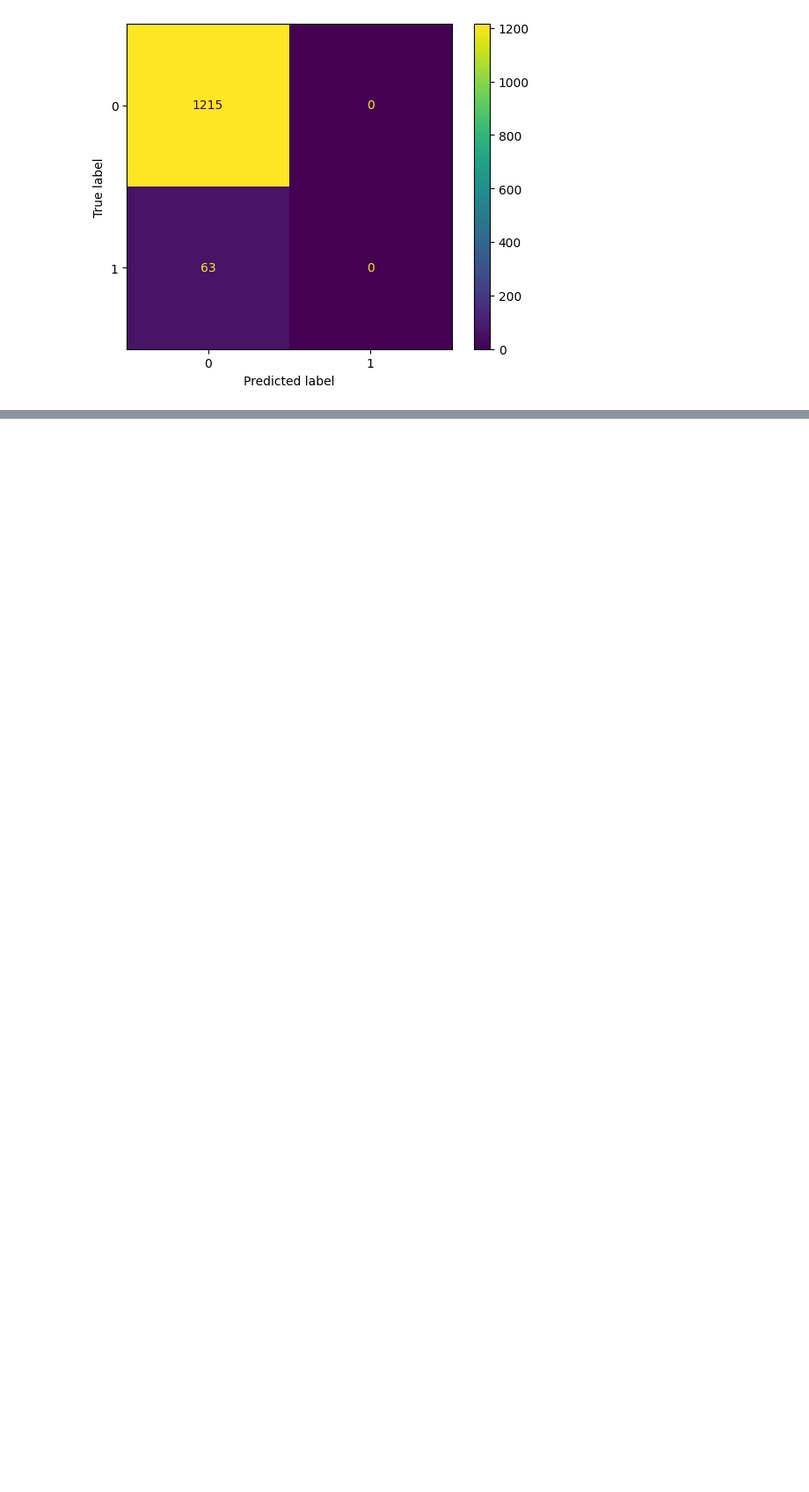
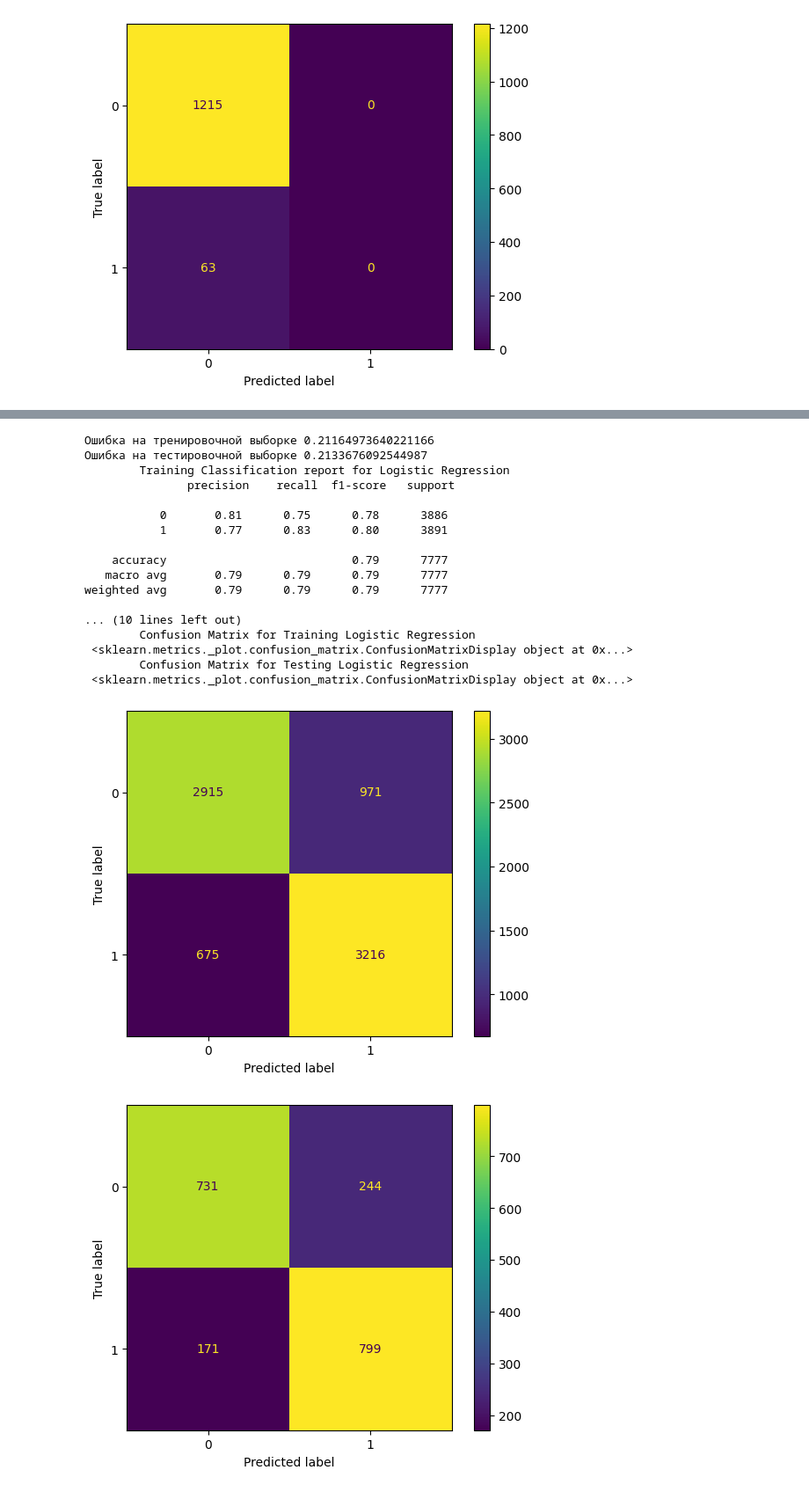
Before and after one commit to AlexanderOfficial/ML_Krainev_2023, a Jupyter notebook: stroke-ml.ipynb, the cells around one changed output, grey strips where cells are left out. Shown at 88% size. Drawn from its saved outputs; the diff is of its cells as text; code cells hidden in the pictures; blank space fills up the shorter version.

```diff
--- a/stroke-ml.ipynb
+++ b/stroke-ml.ipynb
@@ -562,0 +641,36 @@ weighted avg       0.91      0.95      0.93      3832
+# %%
+# Logistic Regression
+lr=LogisticRegression()
+lr.fit(X_train,y_train)
+lr_y_pred=lr.predict(X_test)
+
+err_test  = np.mean(y_test  != lr_y_pred)
+err_train  = np.mean(y_train != lr.predict(X_train))
+print('Ошибка на тренировочной выборке', err_train)
+print('Ошибка на тестировочной выборке', err_test)
+
+print('        Training Classification report for Logistic Regression \n',classification_report(y_train,lr.predict(X_train)))
+print('        Testing Classification Report for Logistion Regression \n',classification_report(y_test,lr_y_pred))
+
+print('        Confusion Matrix for Training Logistic Regression \n',ConfusionMatrixDisplay.from_estimator(lr,X_train,y_train))
+print('        Confusion Matrix for Testing Logistic Regression \n',ConfusionMatrixDisplay.from_estimator(lr,X_test,y_test))
+# %% [output]
+Ошибка на тренировочной выборке 0.21164973640221166
+Ошибка на тестировочной выборке 0.2133676092544987
+        Training Classification report for Logistic Regression
+               precision    recall  f1-score   support
+
+           0       0.81      0.75      0.78      3886
+           1       0.77      0.83      0.80      3891
+
+    accuracy                           0.79      7777
+   macro avg       0.79      0.79      0.79      7777
+weighted avg       0.79      0.79      0.79      7777
+
+... (10 lines left out)
+        Confusion Matrix for Training Logistic Regression
+ <sklearn.metrics._plot.confusion_matrix.ConfusionMatrixDisplay object at 0x...>
+        Confusion Matrix for Testing Logistic Regression
+ <sklearn.metrics._plot.confusion_matrix.ConfusionMatrixDisplay object at 0x...>
+[figure, added]
+[figure, added]
```
Also changed, not shown: parts of 22 cells of this notebook.
